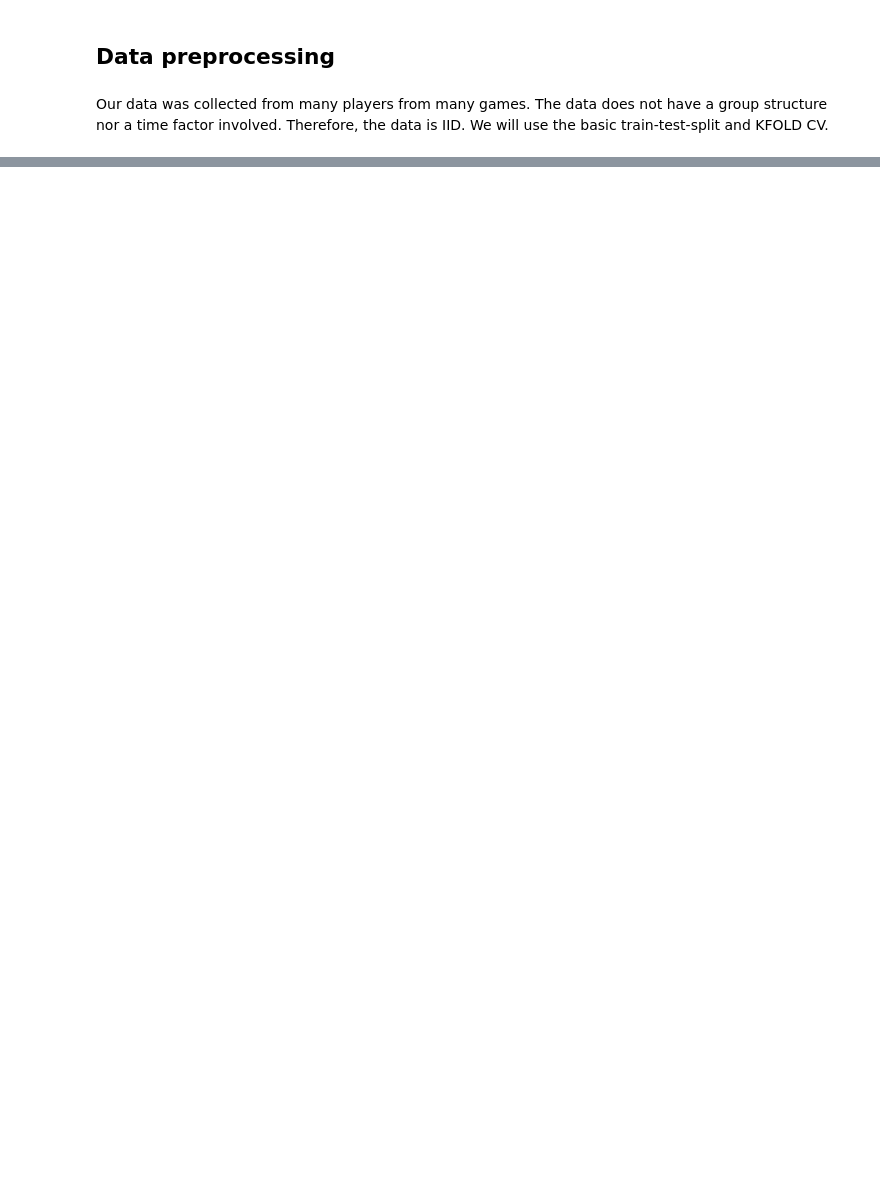
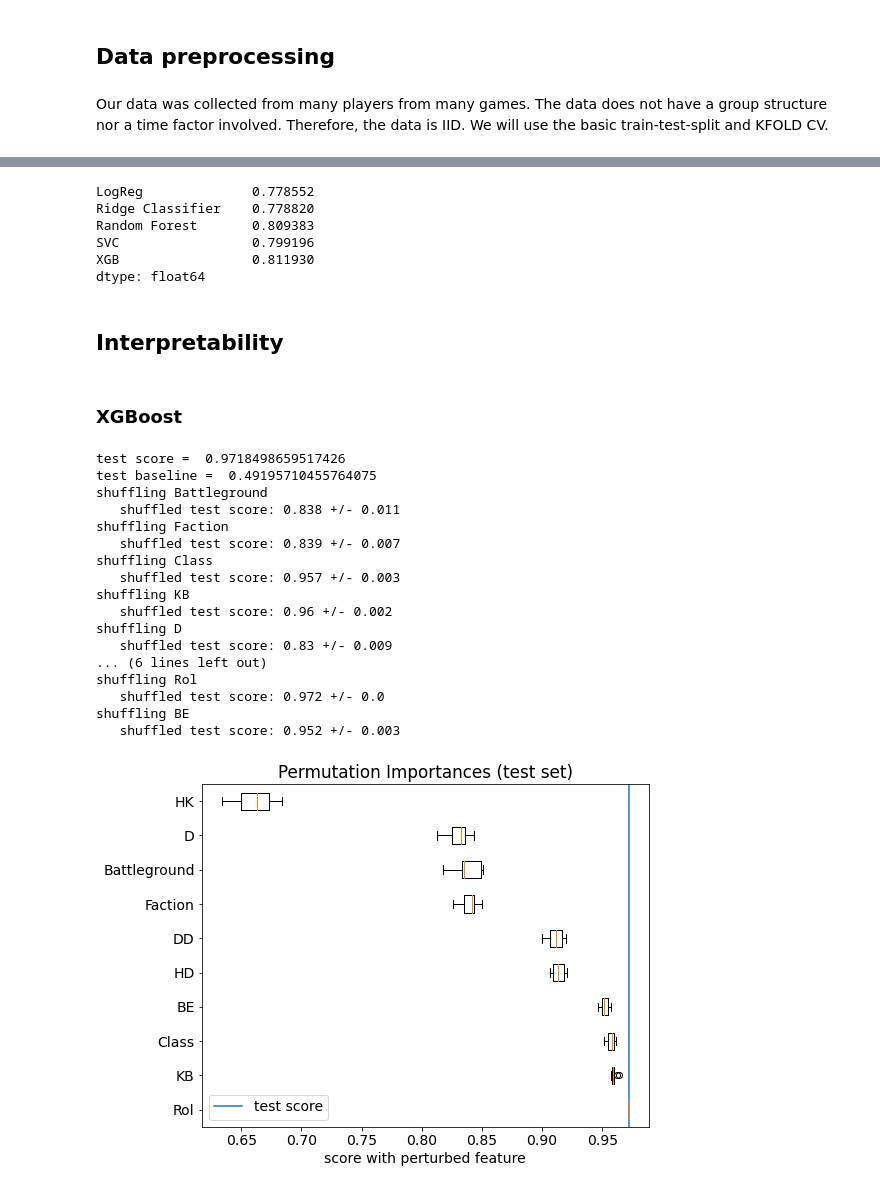
Before and after one commit to daxinniu/World_Of_Warcraft_BG_Analysis, a Jupyter notebook: src/wow_bg_analysis.ipynb, the cells around one changed output, grey strips where cells are left out. Drawn from its saved outputs; the diff is of its cells as text; code cells hidden in the pictures; blank space fills up the shorter version.

```diff
--- a/src/wow_bg_analysis.ipynb
+++ b/src/wow_bg_analysis.ipynb
@@ -684,7 +581,7 @@ df
 # %%
 # collect the various features
 cat_ftrs = ['Battleground', 'Faction', 'Class', 'Rol', 'BE']
-num_ftrs = ['KB', 'D', 'HK', 'DD', 'HD', 'HD', 'Honor']
+num_ftrs = ['KB', 'D', 'HK', 'DD', 'HD', 'HD']
 # %%
 # one-hot encoder
 # Replace the NaN with a string first!
@@ -758,0 +832,9 @@ test set: (746, 11) (746,)
+# %%
+import xgboost
+param_grid = {
+    'xgbclassifier__max_depth': [1, 2, 3, 5, 10, 20, 30],
+    'xgbclassifier__learning_rate': [0.01, 0.05, 0.1, 0.5]
+}
+ML_algo = xgboost.XGBClassifier(use_label_encoder=False, random_state=random_state, verbosity = 0)
+# %%
+xgb, xgb_test_scores, xgb_X_test, xgb_y_test = MLpipe_KFold_accuracy(X, y, preprocessor, ML_algo, param_grid, 10)
@@ -758,0 +876,64 @@ test set: (746, 11) (746,)
+# %%
+model_results.mean()
+# %% [output]
+LogReg              0.778552
+Ridge Classifier    0.778820
+Random Forest       0.809383
+SVC                 0.799196
+XGB                 0.811930
+dtype: float64
+# %% [markdown]
+## Interpretability
+# %%
+ftr_names = X.columns
+def feature_importance(grid, X_test, y_test):
+    nr_runs = 10
+    scores = np.zeros([len(ftr_names),nr_runs])
+
+    test_score = grid.score(X_test,y_test)
+    print('test score = ',test_score)
+    print('test baseline = ',np.sum(y_test == 0)/len(y_test))
+    # loop through the features
+    for i in range(len(ftr_names)):
+        print('shuffling '+str(ftr_names[i]))
+        acc_scores = []
+        for j in range(nr_runs):
+            X_test_shuffled = X_test.copy()
+            X_test_shuffled[ftr_names[i]] = np.random.permutation(X_test[ftr_names[i]].values)
+            acc_scores.append(grid.score(X_test_shuffled,y_test))
+        print('   shuffled test score:',np.around(np.mean(acc_scores),3),'+/-',np.around(np.std(acc_scores),3))
+        scores[i] = acc_scores
+    sorted_indcs = np.argsort(np.mean(scores,axis=1))[::-1]
+    plt.rcParams.update({'font.size': 14})
+    plt.figure(figsize=(8,6))
+    plt.boxplot(scores[sorted_indcs].T,labels=ftr_names[sorted_indcs],vert=False)
+    plt.axvline(test_score,label='test score')
+    plt.title("Permutation Importances (test set)")
+    plt.xlabel('score with perturbed feature')
+    plt.legend()
+    plt.tight_layout()
+    plt.show()
+# %% [markdown]
+### XGBoost
+# %%
+grid = xgb[np.argmax(xgb_test_scores)]
+feature_importance(grid, xgb_X_test, xgb_y_test)
+# %% [output]
+test score =  0.9718498659517426
+test baseline =  0.49195710455764075
+shuffling Battleground
+   shuffled test score: 0.838 +/- 0.011
+shuffling Faction
+   shuffled test score: 0.839 +/- 0.007
+shuffling Class
+   shuffled test score: 0.957 +/- 0.003
+shuffling KB
+   shuffled test score: 0.96 +/- 0.002
+shuffling D
+   shuffled test score: 0.83 +/- 0.009
+... (6 lines left out)
+shuffling Rol
+   shuffled test score: 0.972 +/- 0.0
+shuffling BE
+   shuffled test score: 0.952 +/- 0.003
+[figure, added]
```
Also changed, not shown: parts of 52 cells of this notebook, 3 other files.
